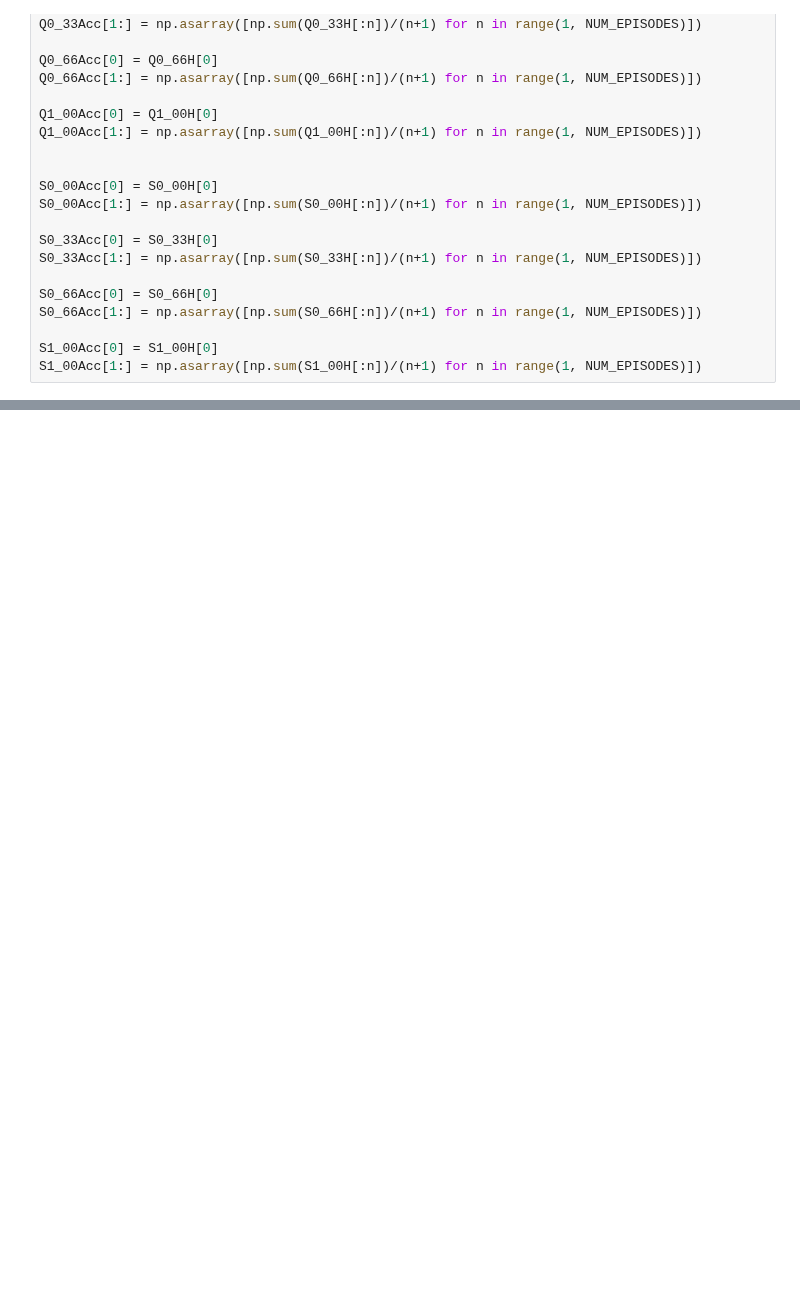
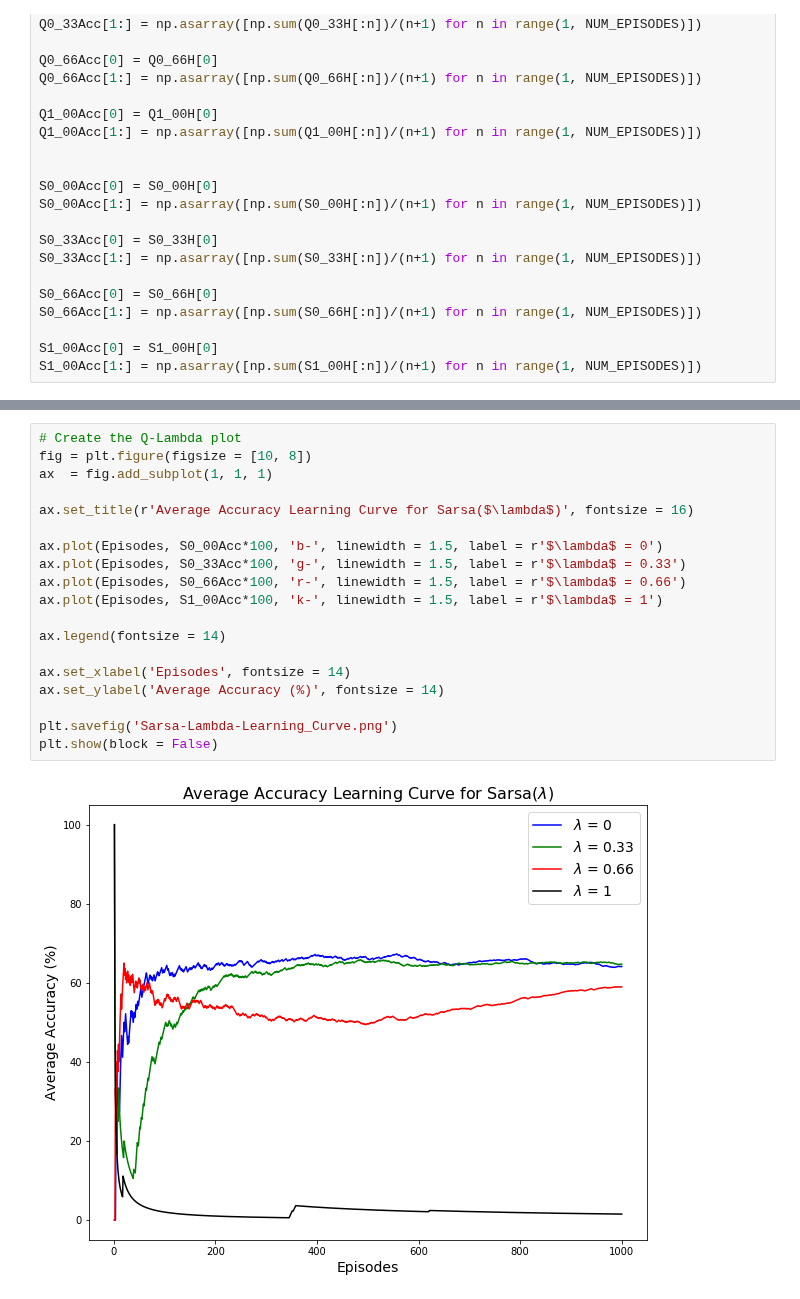
Before and after one commit to Rarell/CS_4033-5033_Porject_1, a Jupyter notebook: Models/RL-Model_Comparison.ipynb, the cells around one changed output, grey strips where cells are left out. Cells and saved outputs as stored; diff of their text form; blank space fills up the shorter version.

```diff
--- a/Models/RL-Model_Comparison.ipynb
+++ b/Models/RL-Model_Comparison.ipynb
@@ -90,0 +92,21 @@ plt.show(block = False)
+# %%
+# Create the Q-Lambda plot
+fig = plt.figure(figsize = [10, 8])
+ax  = fig.add_subplot(1, 1, 1)
+
+ax.set_title(r'Average Accuracy Learning Curve for Sarsa($\lambda$)', fontsize = 16)
+
+ax.plot(Episodes, S0_00Acc*100, 'b-', linewidth = 1.5, label = r'$\lambda$ = 0')
+ax.plot(Episodes, S0_33Acc*100, 'g-', linewidth = 1.5, label = r'$\lambda$ = 0.33')
+ax.plot(Episodes, S0_66Acc*100, 'r-', linewidth = 1.5, label = r'$\lambda$ = 0.66')
+ax.plot(Episodes, S1_00Acc*100, 'k-', linewidth = 1.5, label = r'$\lambda$ = 1')
+
+ax.legend(fontsize = 14)
+
+ax.set_xlabel('Episodes', fontsize = 14)
+ax.set_ylabel('Average Accuracy (%)', fontsize = 14)
+
+plt.savefig('Sarsa-Lambda-Learning_Curve.png')
+plt.show(block = False)
+# %% [output]
+[figure, added]
```
Also changed, not shown: parts of 1 cell of this notebook, 2 other files.
